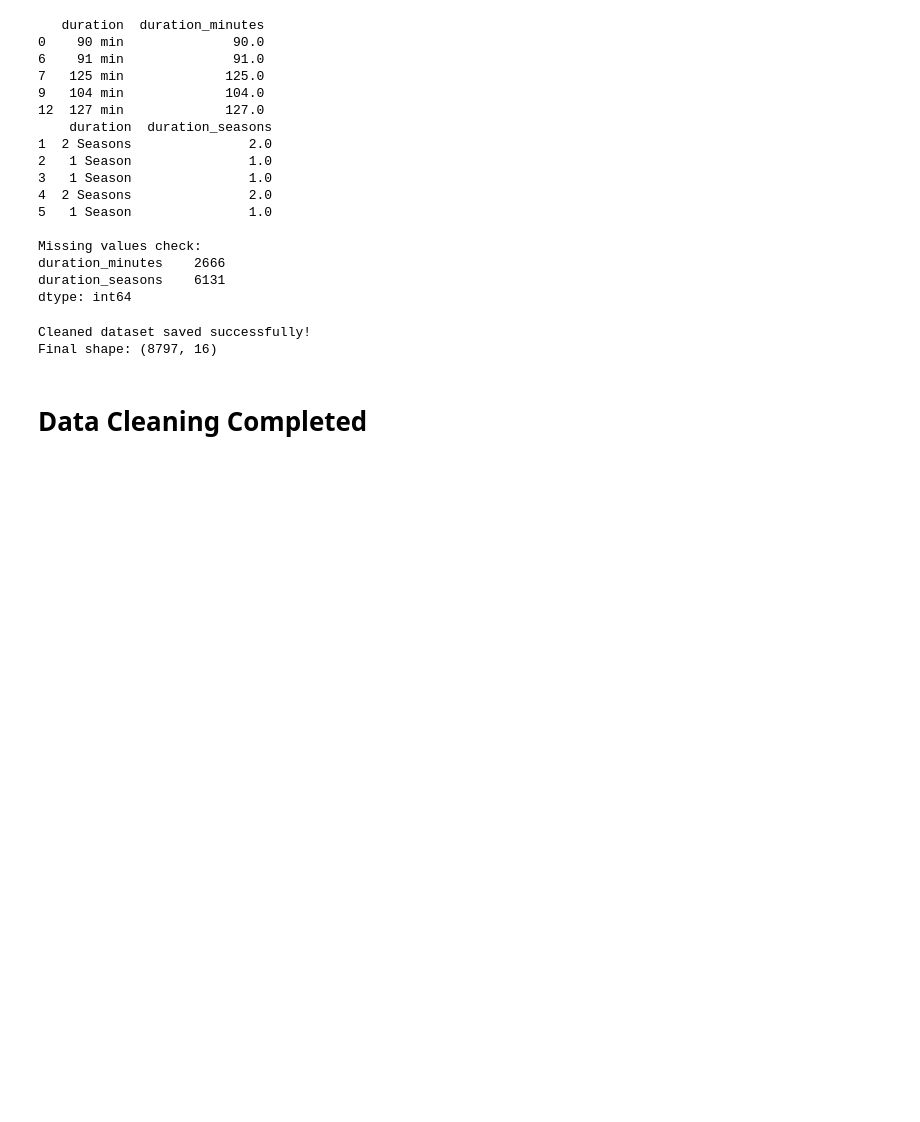
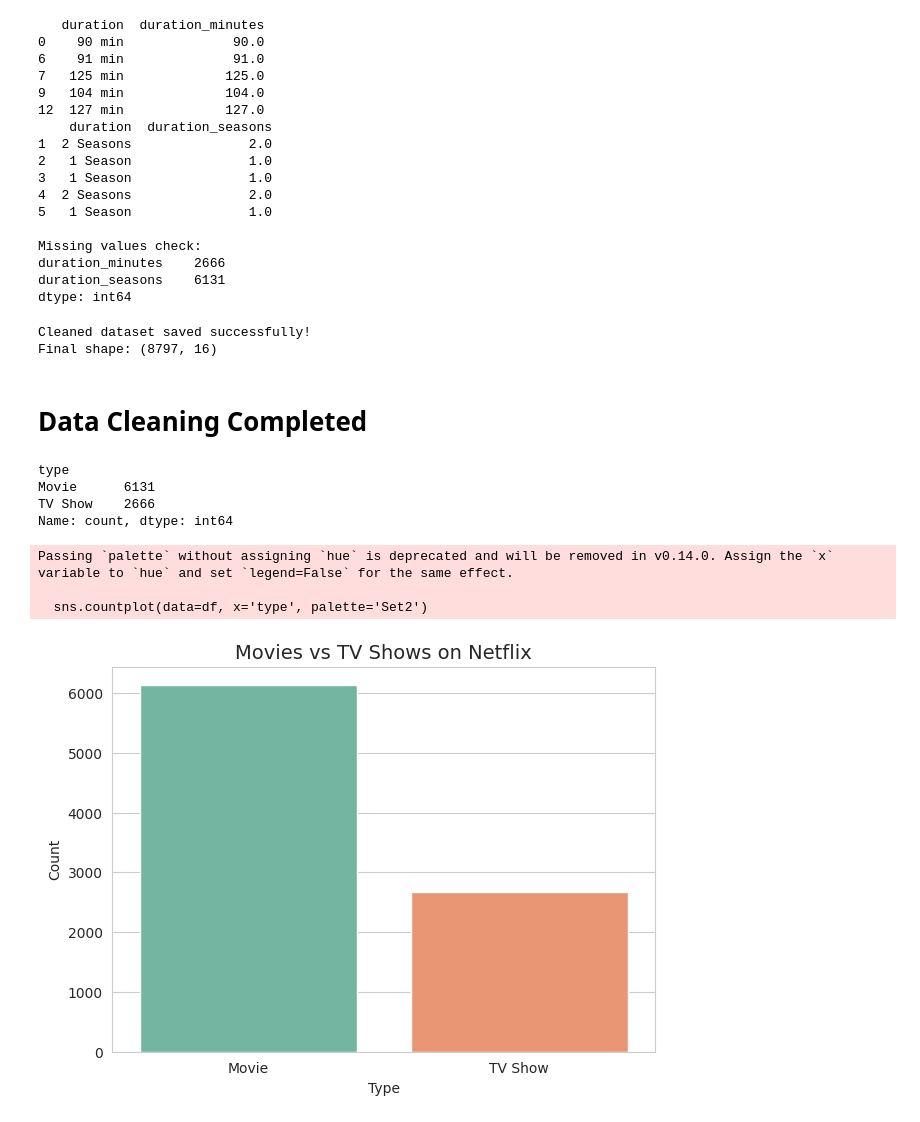
Before and after one commit to AiWriter404/Netflix_Analysis, a Jupyter notebook: Netflix_Analysis.ipynb, the cells around one changed output. Cells and saved outputs as stored; diff of their text form; code cells hidden in the pictures; blank space fills up the shorter version.

Commit message:
Kaggle Notebook | Netflix_Analysis | Version 4

```diff
--- a/Netflix_Analysis.ipynb
+++ b/Netflix_Analysis.ipynb
@@ -435,3 +435,22 @@ import seaborn as sns
 
 sns.set_style("whitegrid")
 plt.rcParams['figure.figsize'] = (10, 6)
+# %%
+type_counts = df['type'].value_counts()
+print(type_counts)
+
+plt.figure(figsize=(7,5))
+sns.countplot(data=df, x='type', palette='Set2')
+plt.title('Movies vs TV Shows on Netflix', fontsize=14)
+plt.xlabel('Type')
+plt.ylabel('Count')
+plt.show()
+# %% [output]
+type
+Movie      6131
+TV Show    2666
+Name: count, dtype: int64
+Passing `palette` without assigning `hue` is deprecated and will be removed in v0.14.0. Assign the `x` variable to `hue` and set `legend=False` for the same effect.
+
+  sns.countplot(data=df, x='type', palette='Set2')
+[figure, added]
```
Also changed, not shown: parts of 1 cell of this notebook.
